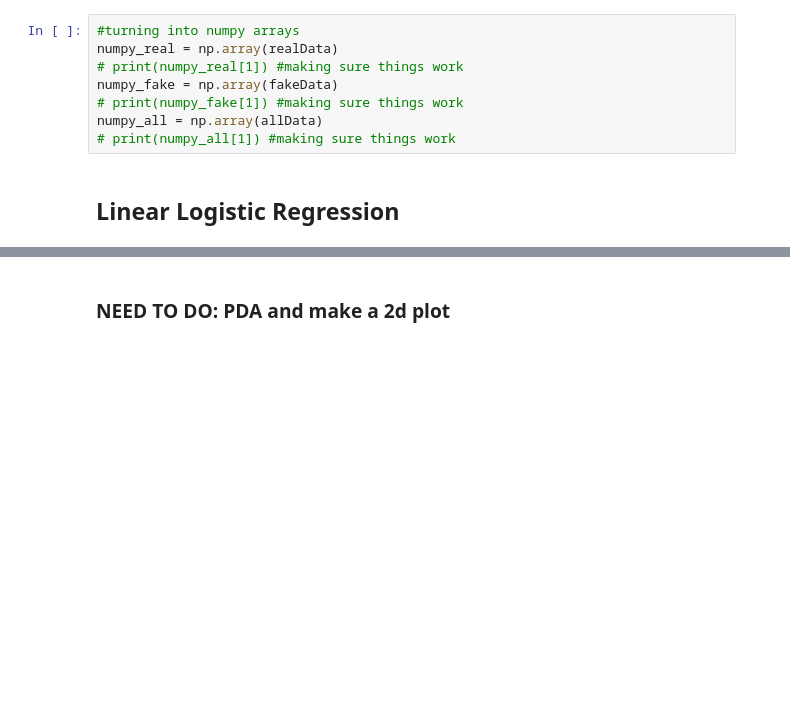
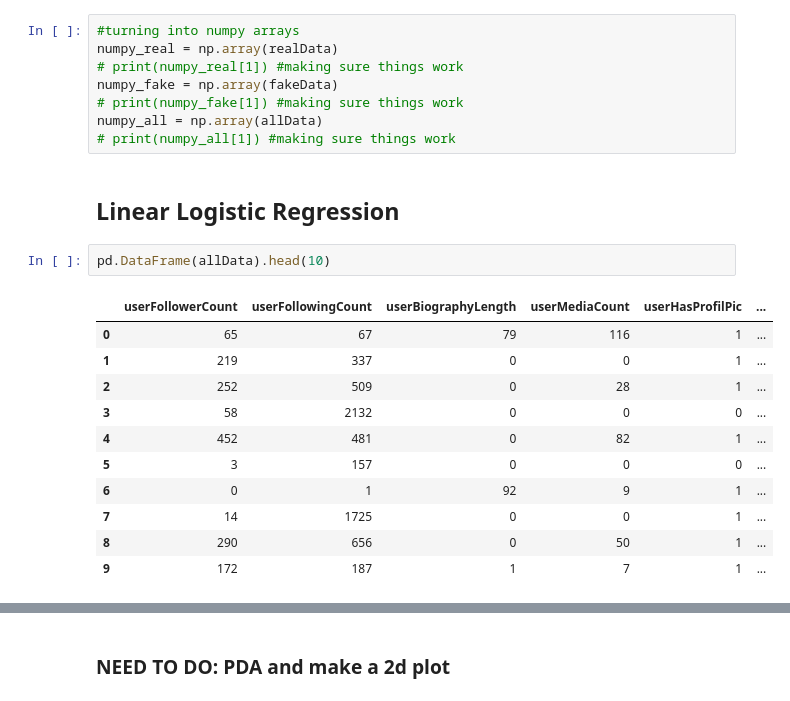
Before and after one commit to iansargent/CS3540-Final-Project, a Jupyter notebook: LogisticRegression.ipynb, the cells around one changed output, grey strips where cells are left out. Saved outputs shown, nothing was run; the diff lists cells and outputs as text; blank space fills up the shorter version.

```diff
--- a/LogisticRegression.ipynb
+++ b/LogisticRegression.ipynb
@@ -41,6 +41,20 @@ numpy_all = np.array(allData)
 # print(numpy_all[1]) #making sure things work
 # %% [markdown]
 ## Linear Logistic Regression
+# %%
+pd.DataFrame(allData).head(10)
+# %% [output]
+|  | userFollowerCount | userFollowingCount | userBiographyLength | userMediaCount | userHasProfilPic | ... |
+| 0 | 65 | 67 | 79 | 116 | 1 | ... |
+| 1 | 219 | 337 | 0 | 0 | 1 | ... |
+| 2 | 252 | 509 | 0 | 28 | 1 | ... |
+| 3 | 58 | 2132 | 0 | 0 | 0 | ... |
+| 4 | 452 | 481 | 0 | 82 | 1 | ... |
+| 5 | 3 | 157 | 0 | 0 | 0 | ... |
+| 6 | 0 | 1 | 92 | 9 | 1 | ... |
+| 7 | 14 | 1725 | 0 | 0 | 1 | ... |
+| 8 | 290 | 656 | 0 | 50 | 1 | ... |
+| 9 | 172 | 187 | 1 | 7 | 1 | ... |
 # %%
 #turning into pandas dataframes
 allData_df = pd.DataFrame(allData)
```
Also changed, not shown: parts of 8 cells of this notebook.
